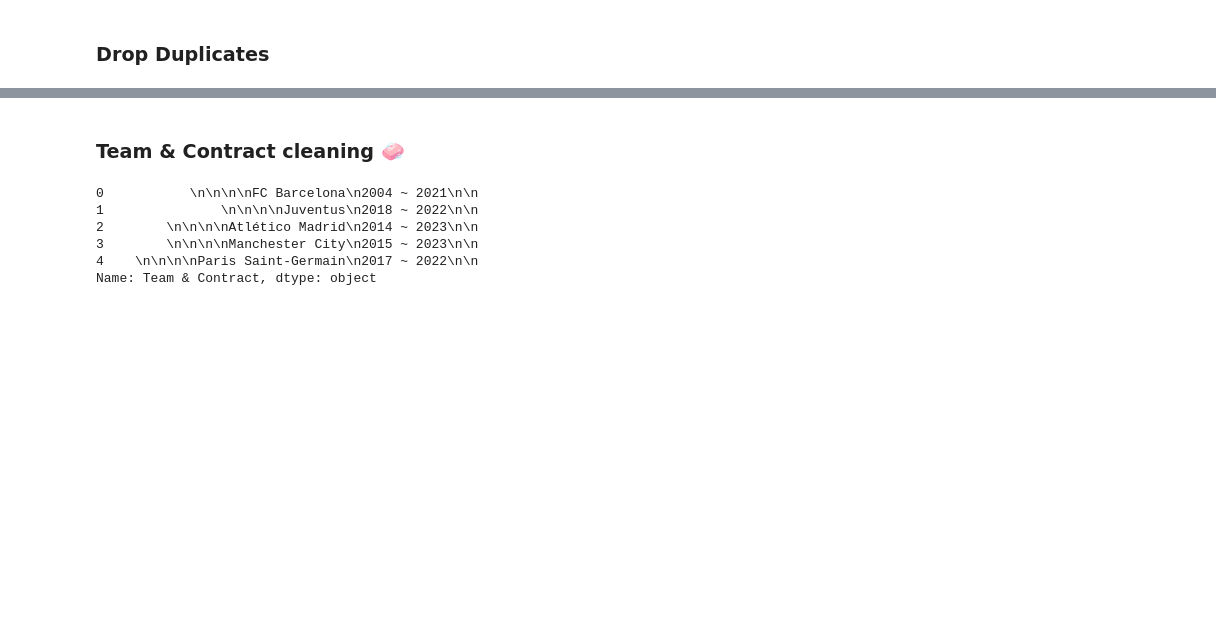
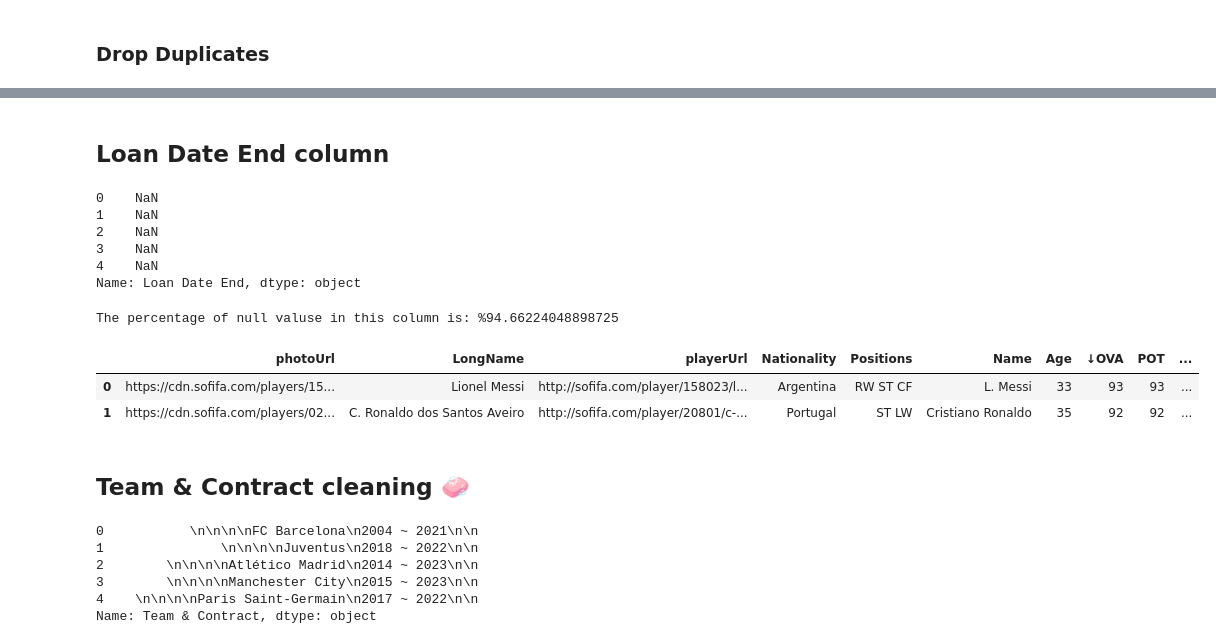
Before and after one commit to Jack-Merrett/fifa_data_cleaning_project, a Jupyter notebook: notebook/data_cleaning.ipynb, the cells around one changed output, grey strips where cells are left out. Saved outputs shown, nothing was run; the diff lists cells and outputs as text; code cells hidden in the pictures; blank space fills up the shorter version.

Commit message:
more progress made on the cleaning

```diff
--- a/notebook/data_cleaning.ipynb
+++ b/notebook/data_cleaning.ipynb
@@ -111,0 +112,19 @@ df.shape
+# %% [markdown]
+## Loan Date End column
+# %%
+#what values are we getting
+df['Loan Date End'].head()
+# %% [output]
+0    NaN
+1    NaN
+2    NaN
+3    NaN
+4    NaN
+Name: Loan Date End, dtype: object
+# %%
+# how much of the column are null values?
+null_sum = df['Loan Date End'].isnull().sum()
+shape = df['Loan Date End'].shape[0]
+print(f'The percentage of null valuse in this column is: %{(null_sum/shape)*100}')
+# %% [output]
+The percentage of null valuse in this column is: %94.66224048898725
@@ -112,5 +134,13 @@ df.shape
+# %%
+# checking the data set.
+pd.set_option("display.max_columns", None)
+df.head(2)
+# %% [output]
+|  | photoUrl | LongName | playerUrl | Nationality | Positions | Name | Age | ↓OVA | POT | ... |
+| 0 | https://cdn.sofifa.com/players/15... | Lionel Messi | http://sofifa.com/player/158023/l... | Argentina | RW ST CF | L. Messi | 33 | 93 | 93 | ... |
+| 1 | https://cdn.sofifa.com/players/02... | C. Ronaldo dos Santos Aveiro | http://sofifa.com/player/20801/c-... | Portugal | ST LW | Cristiano Ronaldo | 35 | 92 | 92 | ... |
 # %% [markdown]
-### Team & Contract cleaning 🧼
+## Team & Contract cleaning 🧼
 # %%
 # This is a problem area, we need to make two different columns out of this one column
 df['Team & Contract'].head()
```
Also changed, not shown: parts of 34 cells of this notebook.
